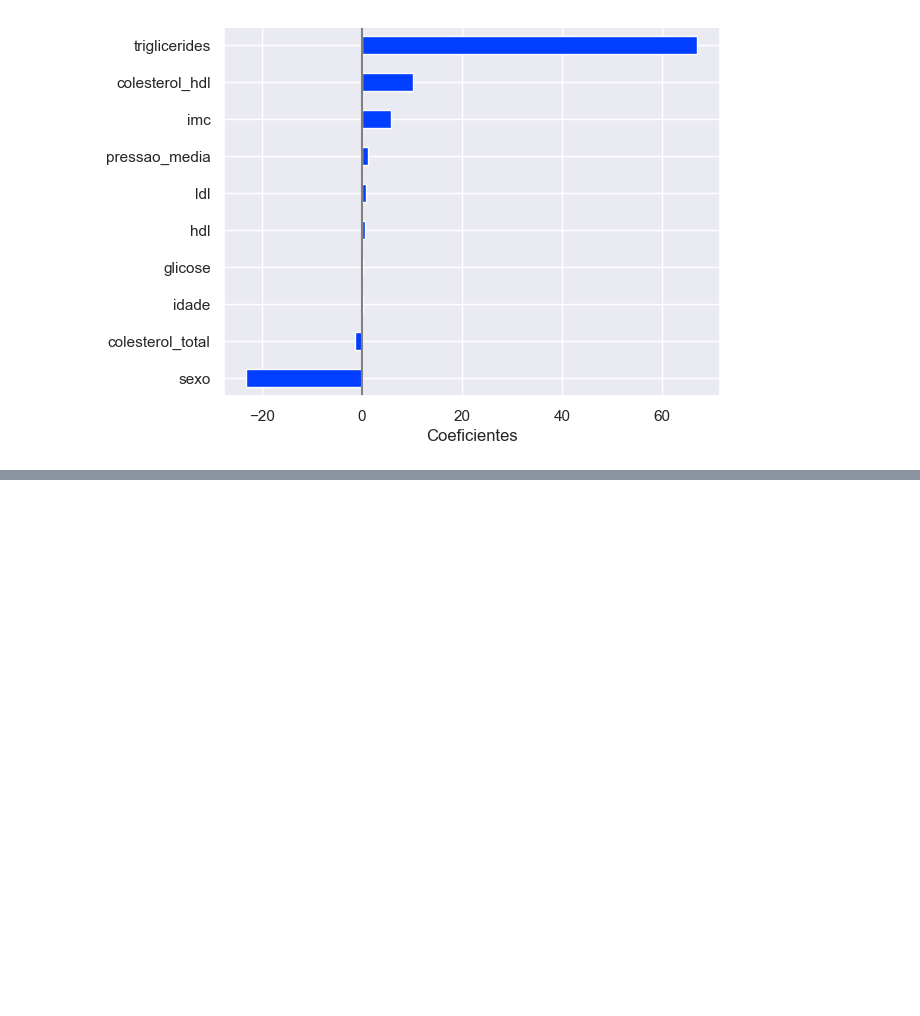
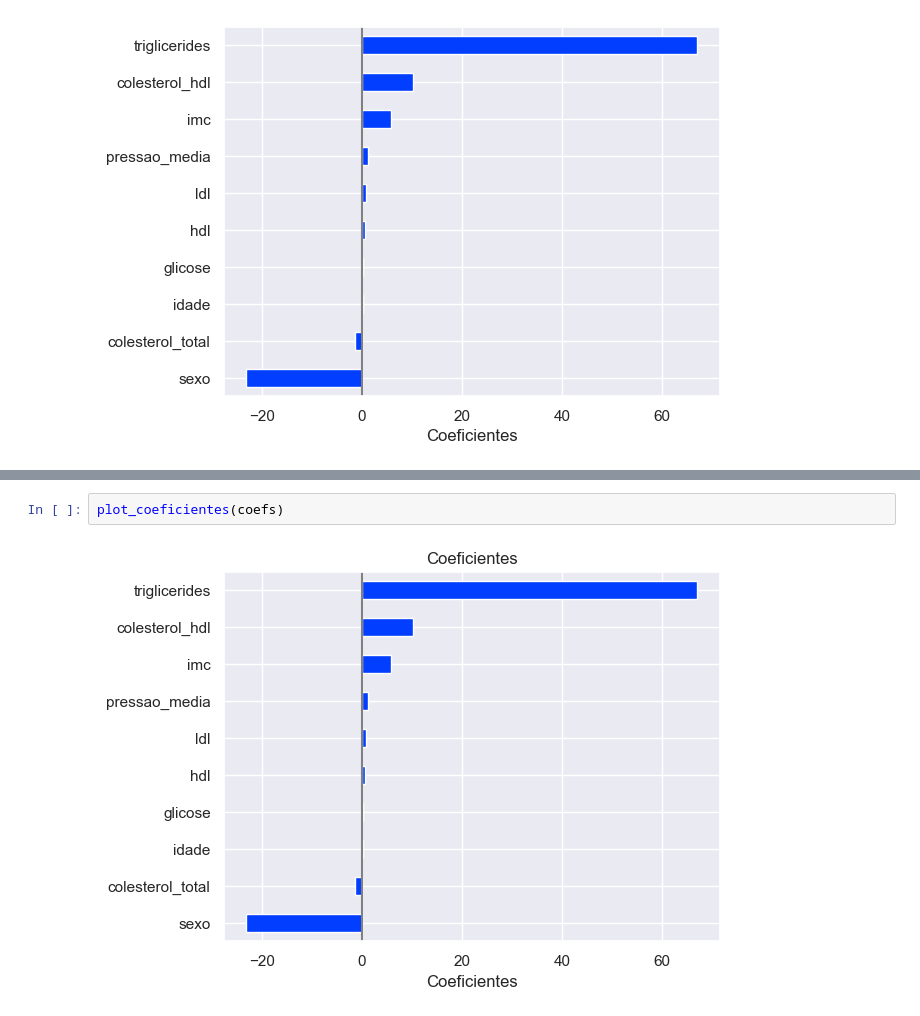
Before and after one commit to juan-Cesnik/Atividade_Regressao, a Jupyter notebook: notebooks/02-fb-eda.ipynb, the cells around one changed output, grey strips where cells are left out. Saved outputs shown, nothing was run; the diff lists cells and outputs as text; blank space fills up the shorter version.

```diff
--- a/notebooks/02-fb-eda.ipynb
+++ b/notebooks/02-fb-eda.ipynb
@@ -194,0 +241,4 @@ plt.show()
+# %%
+plot_coeficientes(coefs)
+# %% [output]
+[figure, added]
```
Also changed, not shown: parts of 23 cells of this notebook, 2 other files.
